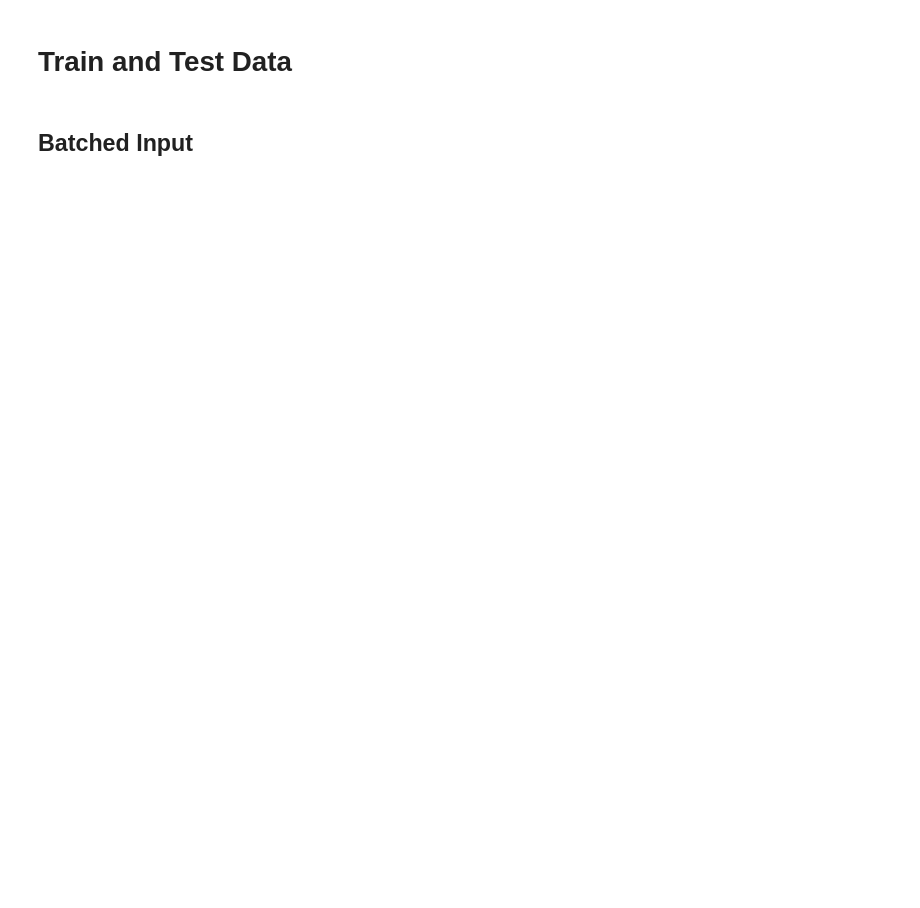
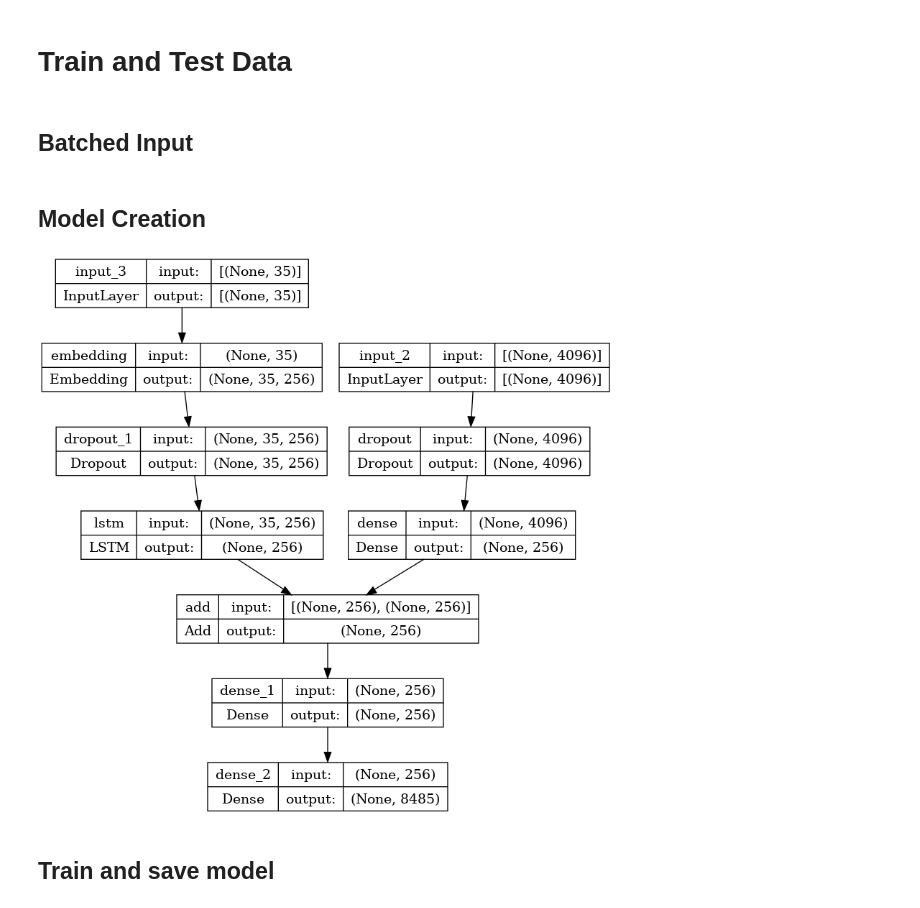
Before and after one commit to amankr1279/image_captioning, a Jupyter notebook: image-captioning.ipynb, the cells around one changed output. Drawn from its saved outputs; the diff is of its cells as text; code cells hidden in the pictures; blank space fills up the shorter version.

```diff
--- a/image-captioning.ipynb
+++ b/image-captioning.ipynb
@@ -62,7 +62,7 @@ for img_name in tqdm(os.listdir(directory)):
 pickle.dump(features, open(os.path.join(WORKING_DIR, 'features.pkl'), 'wb'))
 # %%
 # load features from pickle dump
-with open(os.path.join(WORKING_DIR, 'features.pkl'), 'rb') as f:
+with open(os.path.join('/kaggle/input/featuresandmodel/features.pkl'), 'rb') as f:
     features = pickle.load(f)
 # %% [markdown]
 ## Load captions
@@ -156,0 +172,27 @@ def data_generator(data_keys, caption_map, tokenizer, voacb_size, batch_size):
+# %% [markdown]
+## Model Creation
+# %%
+# encoder model
+#image features
+input_images = Input(shape=(4096,)) # the shape from vgg16
+fe1 = Dropout(0.4)(input_images)
+fe2 = Dense(256, activation='relu')(fe1)
+# text features
+input_captions = Input(shape=(max_length,))
+se1 = Embedding(vocab_size, 256, mask_zero=True)(input_captions)
+se2 = Dropout(0.4)(se1)
+se3 = LSTM(256)(se2)
+
+# decoder model
+dec1 = add([fe2,se3])
+dec2 = Dense(256, activation='relu')(dec1)
+outputs = Dense(vocab_size, activation='softmax')(dec2)
+
+# compile them
+model = Model(inputs=[input_images, input_captions], outputs = outputs)
+model.compile(loss='categorical_crossentropy', optimizer='adam')
+plot_model(model, show_shapes=True)
+# %% [output]
+[figure, added]
+# %% [markdown]
+## Train and save model
```
Also changed, not shown: parts of 16 cells of this notebook.
